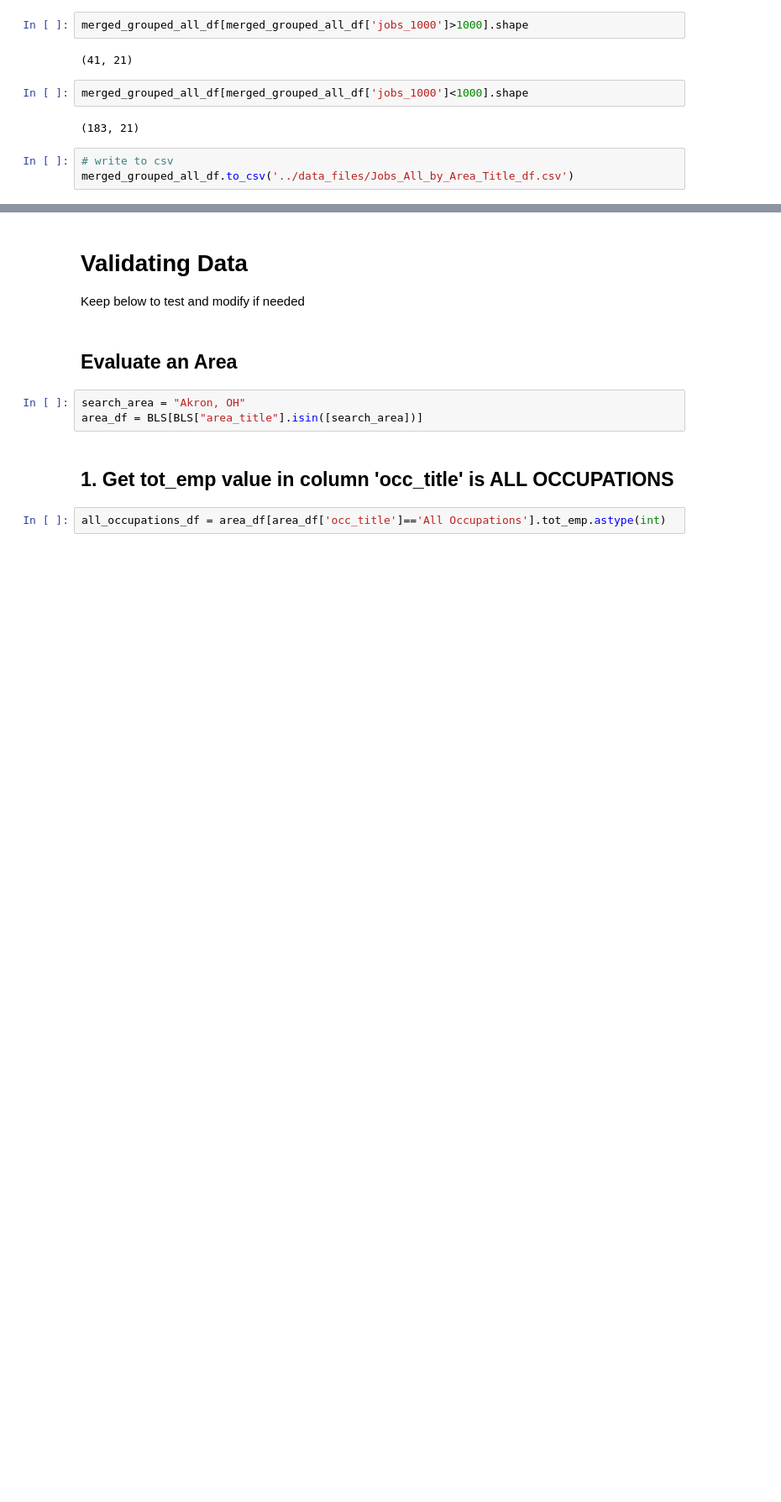
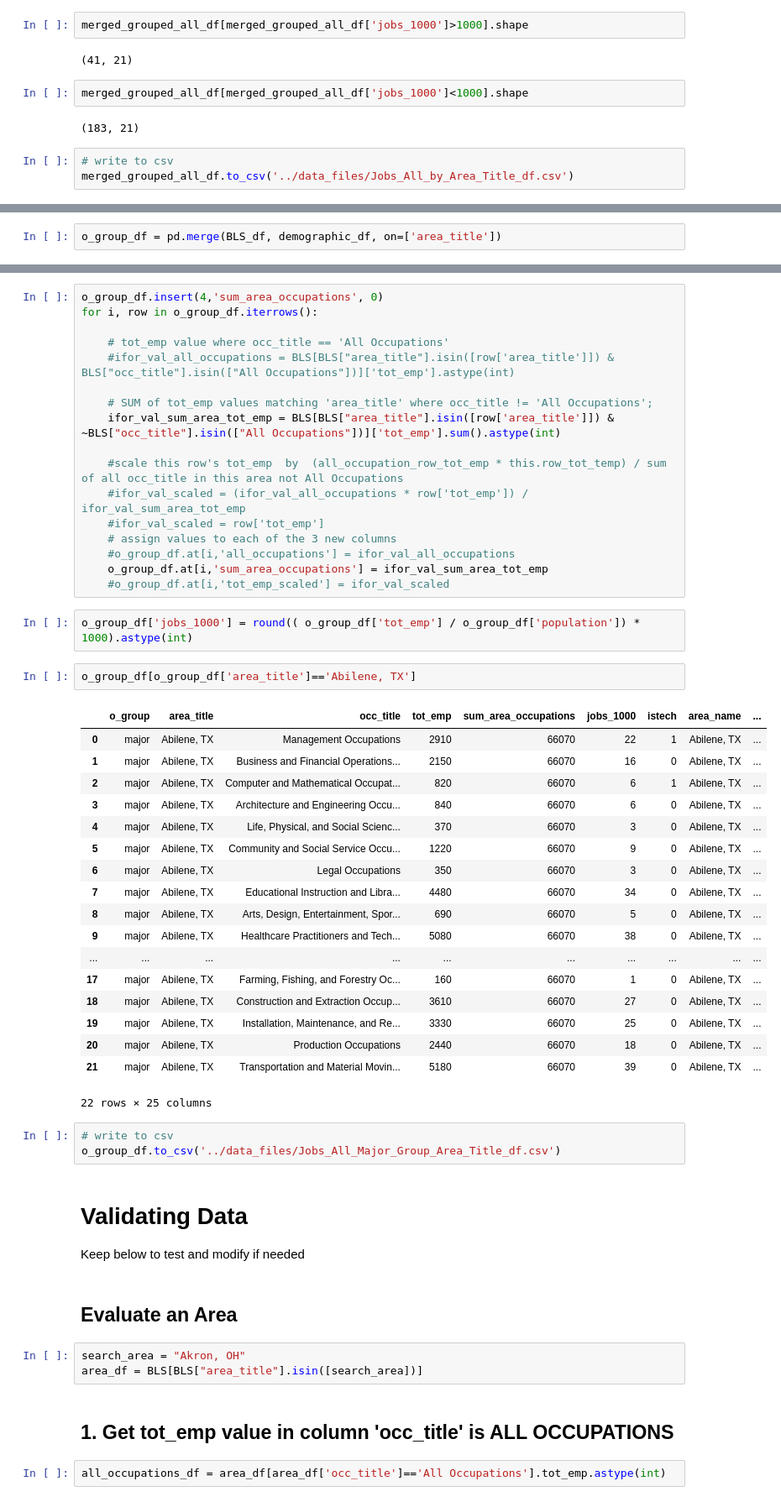
Before and after one commit to reachme1212/final_project, a Jupyter notebook: ETL_code/Jobs_Demographics_compiler_DF.ipynb, the cells around one changed output, grey strips where cells are left out. Shown at 84% size. Saved outputs shown, nothing was run; the diff lists cells and outputs as text; blank space fills up the shorter version.

```diff
--- a/ETL_code/Jobs_Demographics_compiler_DF.ipynb
+++ b/ETL_code/Jobs_Demographics_compiler_DF.ipynb
@@ -268,0 +288,2 @@ merged_grouped_all_df.to_csv('../data_files/Jobs_All_by_Area_Title_df.csv')
+# %%
+o_group_df = pd.merge(BLS_df, demographic_df, on=['area_title'])
@@ -269,3 +306,46 @@ merged_grouped_all_df.to_csv('../data_files/Jobs_All_by_Area_Title_df.csv')
+# %%
+o_group_df.insert(4,'sum_area_occupations', 0)
+for i, row in o_group_df.iterrows():
+
+    # tot_emp value where occ_title == 'All Occupations'
+    #ifor_val_all_occupations = BLS[BLS["area_title"].isin([row['area_title']]) & BLS["occ_title"].isin(["All Occupations"])]['tot_emp'].astype(int)
+
+    # SUM of tot_emp values matching 'area_title' where occ_title != 'All Occupations';
+    ifor_val_sum_area_tot_emp = BLS[BLS["area_title"].isin([row['area_title']]) & ~BLS["occ_title"].isin(["All Occupations"])]['tot_emp'].sum().astype(int)
+
+    #scale this row's tot_emp  by  (all_occupation_row_tot_emp * this.row_tot_temp) / sum of all occ_title in this area not All Occupations
+    #ifor_val_scaled = (ifor_val_all_occupations * row['tot_emp']) / ifor_val_sum_area_tot_emp
+    #ifor_val_scaled = row['tot_emp']
+    # assign values to each of the 3 new columns
+    #o_group_df.at[i,'all_occupations'] = ifor_val_all_occupations
+    o_group_df.at[i,'sum_area_occupations'] = ifor_val_sum_area_tot_emp
+    #o_group_df.at[i,'tot_emp_scaled'] = ifor_val_scaled
+# %%
+o_group_df['jobs_1000'] = round(( o_group_df['tot_emp'] / o_group_df['population']) * 1000).astype(int)
+# %%
+o_group_df[o_group_df['area_title']=='Abilene, TX']
+# %% [output]
+|  | o_group | area_title | occ_title | tot_emp | sum_area_occupations | jobs_1000 | istech | area_name | ... |
+| 0 | major | Abilene, TX | Management Occupations | 2910 | 66070 | 22 | 1 | Abilene, TX | ... |
+| 1 | major | Abilene, TX | Business and Financial Operations... | 2150 | 66070 | 16 | 0 | Abilene, TX | ... |
+| 2 | major | Abilene, TX | Computer and Mathematical Occupat... | 820 | 66070 | 6 | 1 | Abilene, TX | ... |
+| 3 | major | Abilene, TX | Architecture and Engineering Occu... | 840 | 66070 | 6 | 0 | Abilene, TX | ... |
+| 4 | major | Abilene, TX | Life, Physical, and Social Scienc... | 370 | 66070 | 3 | 0 | Abilene, TX | ... |
+| 5 | major | Abilene, TX | Community and Social Service Occu... | 1220 | 66070 | 9 | 0 | Abilene, TX | ... |
+| 6 | major | Abilene, TX | Legal Occupations | 350 | 66070 | 3 | 0 | Abilene, TX | ... |
+| 7 | major | Abilene, TX | Educational Instruction and Libra... | 4480 | 66070 | 34 | 0 | Abilene, TX | ... |
+| 8 | major | Abilene, TX | Arts, Design, Entertainment, Spor... | 690 | 66070 | 5 | 0 | Abilene, TX | ... |
+| 9 | major | Abilene, TX | Healthcare Practitioners and Tech... | 5080 | 66070 | 38 | 0 | Abilene, TX | ... |
+| ... | ... | ... | ... | ... | ... | ... | ... | ... | ... |
+| 17 | major | Abilene, TX | Farming, Fishing, and Forestry Oc... | 160 | 66070 | 1 | 0 | Abilene, TX | ... |
+| 18 | major | Abilene, TX | Construction and Extraction Occup... | 3610 | 66070 | 27 | 0 | Abilene, TX | ... |
+| 19 | major | Abilene, TX | Installation, Maintenance, and Re... | 3330 | 66070 | 25 | 0 | Abilene, TX | ... |
+| 20 | major | Abilene, TX | Production Occupations | 2440 | 66070 | 18 | 0 | Abilene, TX | ... |
+| 21 | major | Abilene, TX | Transportation and Material Movin... | 5180 | 66070 | 39 | 0 | Abilene, TX | ... |
+22 rows × 25 columns
+# %%
+# write to csv
+o_group_df.to_csv('../data_files/Jobs_All_Major_Group_Area_Title_df.csv')
 # %% [markdown]
 # Validating Data
 
```
Also changed, not shown: parts of 7 cells of this notebook, 1 other file.
